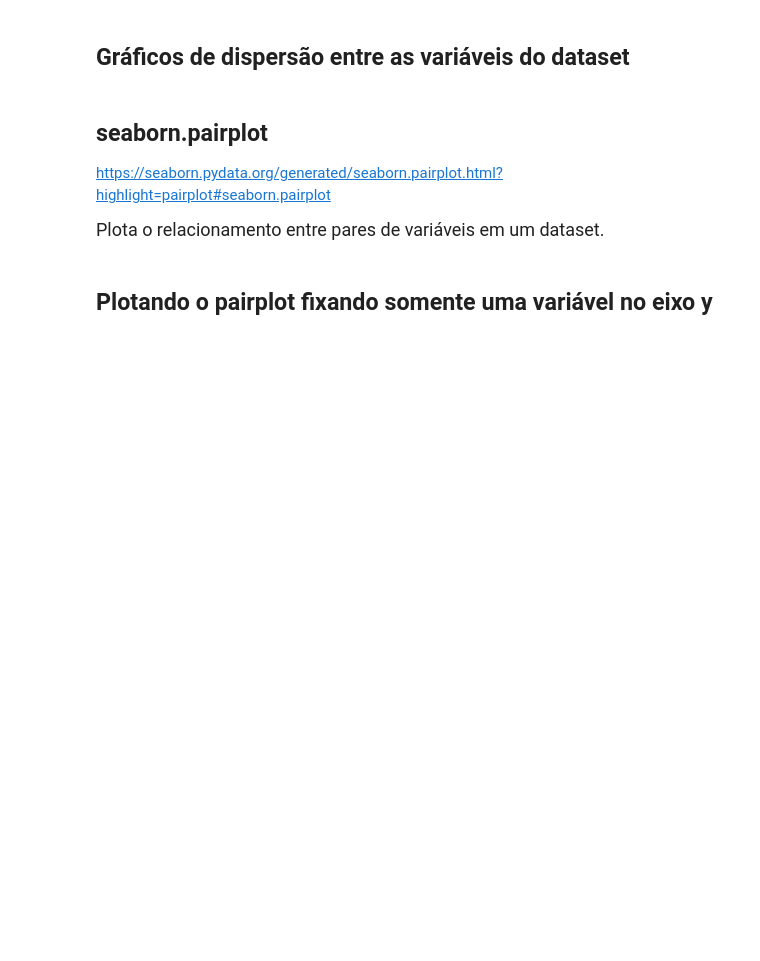
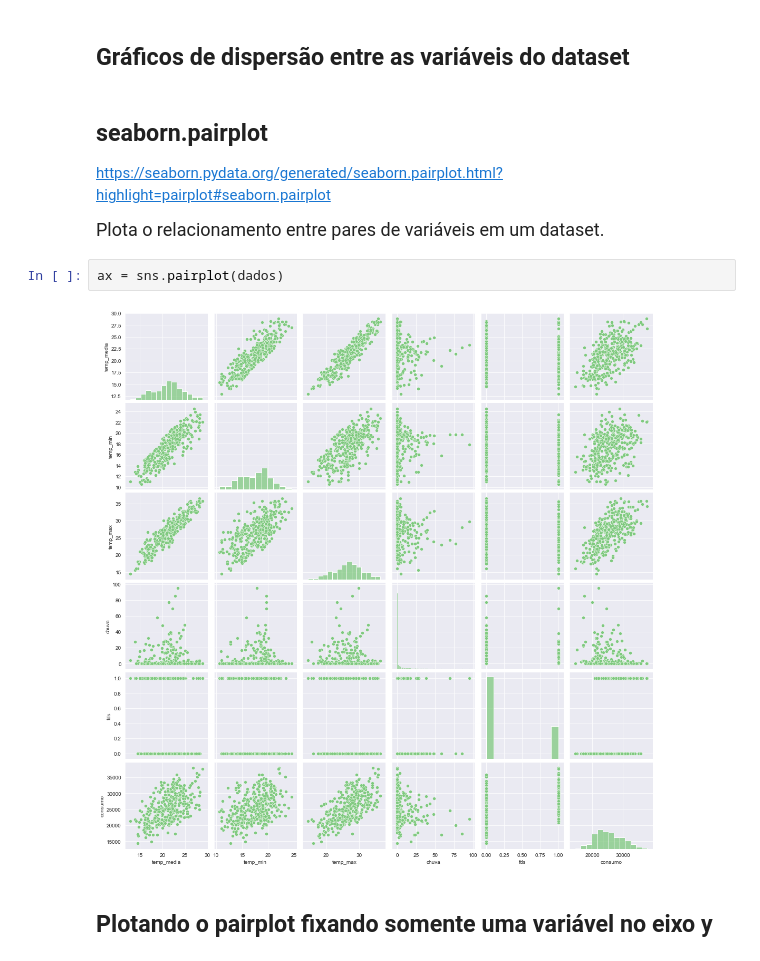
Before and after one commit to AndersonDeFaro/Estudos-Alura-Pyhton, a Jupyter notebook: 2 - Formacao_Data_Science/4 - Regressao Linear/Projeto/Regressão Linear.ipynb, the cells around one changed output. Cells and saved outputs as stored; diff of their text form; blank space fills up the shorter version.

```diff
--- a/2 - Formacao_Data_Science/4 - Regressao Linear/Projeto/Regressão Linear.ipynb
+++ b/2 - Formacao_Data_Science/4 - Regressao Linear/Projeto/Regressão Linear.ipynb
@@ -234,5 +239,9 @@ ax
 https://seaborn.pydata.org/generated/seaborn.pairplot.html?highlight=pairplot#seaborn.pairplot
 
 <p style='font-size: 18px; line-height: 2; margin: 10px 50px; text-align: justify;'>Plota o relacionamento entre pares de variáveis em um dataset.</p>
+# %%
+ax = sns.pairplot(dados)
+# %% [output]
+[figure, added]
 # %% [markdown]
 ## Plotando o pairplot fixando somente uma variável no eixo y
```
Also changed, not shown: parts of 27 cells of this notebook.
